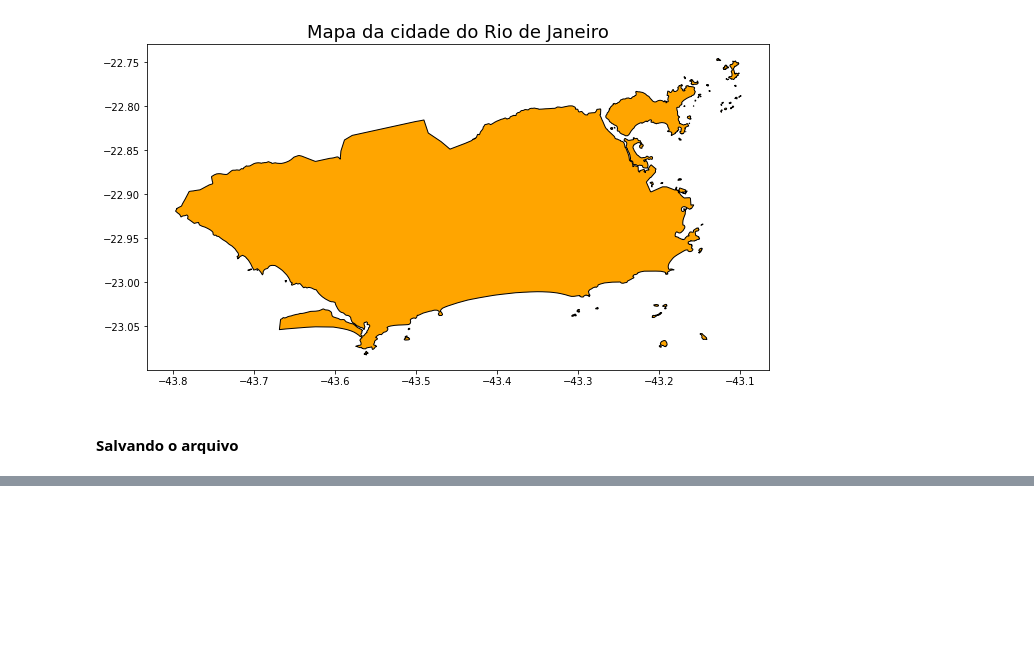
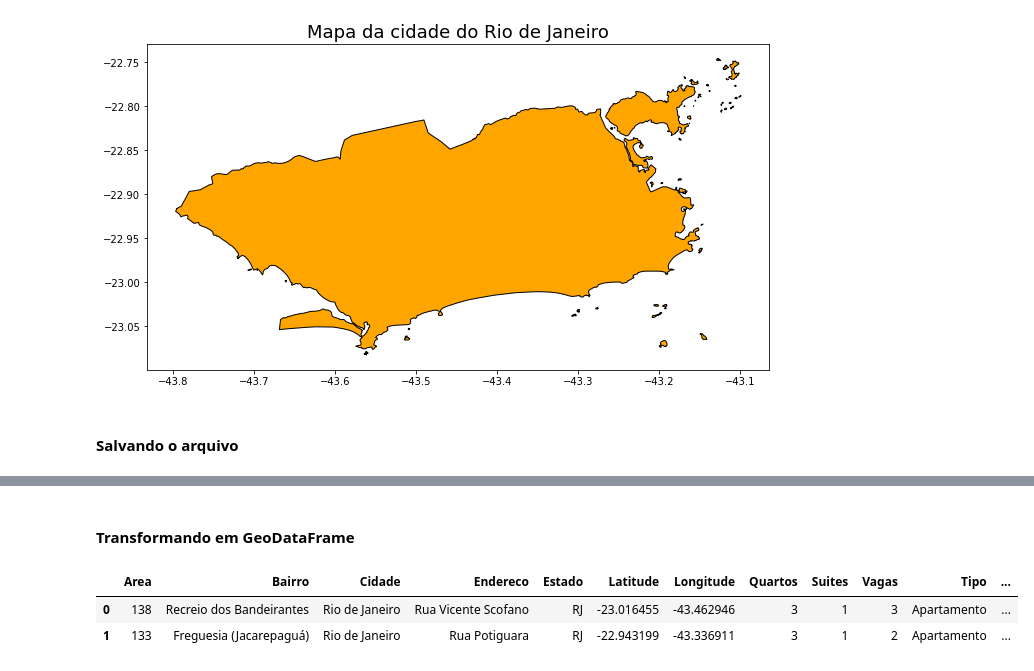
Before and after one commit to LilianeAquino/notebooks_cursos_alura, a Jupyter notebook: GeoPandas - Parte 1/geopandas.ipynb, the cells around one changed output, grey strips where cells are left out. Cells and saved outputs as stored; diff of their text form; code cells hidden in the pictures; blank space fills up the shorter version.

```diff
--- a/GeoPandas - Parte 1/geopandas.ipynb
+++ b/GeoPandas - Parte 1/geopandas.ipynb
@@ -121,0 +133,13 @@ cidade_rj.to_file(dir+'/RJ-MUNIC.shp')
+# %% [markdown]
+#### Transformando em GeoDataFrame
+# %%
+geometry = [Point(x) for x in zip(dados.Longitude, dados.Latitude)]
+crs = {'proj': 'latlong', 'ellps': 'WGS84', 'datum': 'WGS84', 'no_defs': True}
+
+geo_dados = gpd.GeoDataFrame(dados, crs=crs, geometry=geometry)
+geo_dados.to_file('/content/drive/MyDrive/Colab Notebooks/Alura/Mapas/RJ-DATASET/DATASET.shp')
+geo_dados.head(2)
+# %% [output]
+|  | Area | Bairro | Cidade | Endereco | Estado | Latitude | Longitude | Quartos | Suites | Vagas | Tipo | ... |
+| 0 | 138 | Recreio dos Bandeirantes | Rio de Janeiro | Rua Vicente Scofano | RJ | -23.016455 | -43.462946 | 3 | 1 | 3 | Apartamento | ... |
+| 1 | 133 | Freguesia (Jacarepaguá) | Rio de Janeiro | Rua Potiguara | RJ | -22.943199 | -43.336911 | 3 | 1 | 2 | Apartamento | ... |
```
Also changed, not shown: parts of 10 cells of this notebook, 6 other files.
